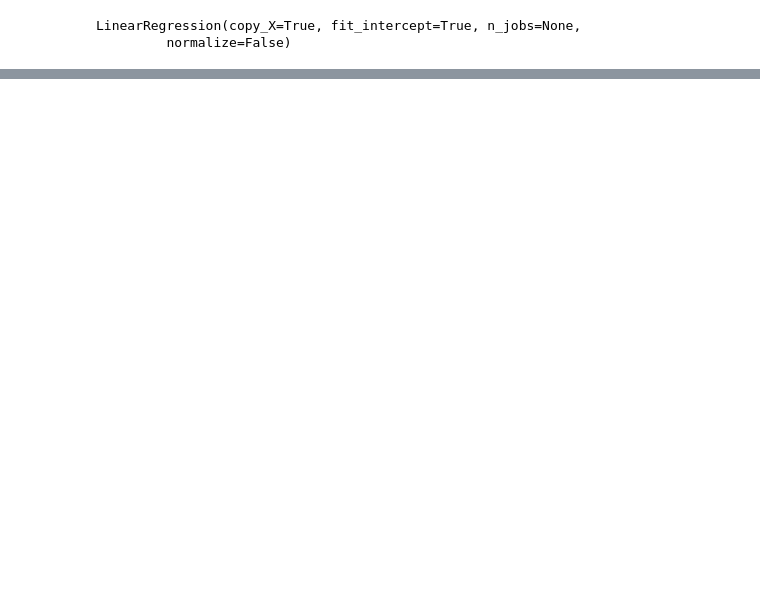
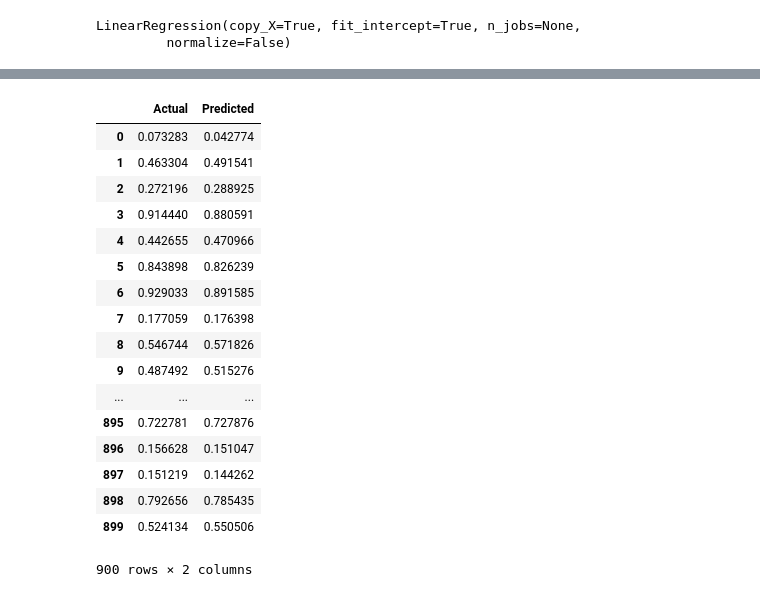
Before and after one commit to PSNAppz/NFV_ML_Dev, a Jupyter notebook: Machine Learning/Regression Models/Linear Regression.ipynb, the cells around one changed output, grey strips where cells are left out. Saved outputs shown, nothing was run; the diff lists cells and outputs as text; code cells hidden in the pictures; blank space fills up the shorter version.

```diff
--- a/Machine Learning/Regression Models/Linear Regression.ipynb
+++ b/Machine Learning/Regression Models/Linear Regression.ipynb
@@ -83,6 +83,29 @@ print(lm.coef_)
 # %%
 #Test data prediction
 prediction = lm.predict(X_test)
+y_test = np.array(list(y_test))
+prediction= np.array(prediction)
+df = pd.DataFrame({'Actual': y_test.flatten(), 'Predicted': prediction.flatten()})
+df
+# %% [output]
+|  | Actual | Predicted |
+| 0 | 0.073283 | 0.042774 |
+| 1 | 0.463304 | 0.491541 |
+| 2 | 0.272196 | 0.288925 |
+| 3 | 0.914440 | 0.880591 |
+| 4 | 0.442655 | 0.470966 |
+| 5 | 0.843898 | 0.826239 |
+| 6 | 0.929033 | 0.891585 |
+| 7 | 0.177059 | 0.176398 |
+| 8 | 0.546744 | 0.571826 |
+| 9 | 0.487492 | 0.515276 |
+| ... | ... | ... |
+| 895 | 0.722781 | 0.727876 |
+| 896 | 0.156628 | 0.151047 |
+| 897 | 0.151219 | 0.144262 |
+| 898 | 0.792656 | 0.785435 |
+| 899 | 0.524134 | 0.550506 |
+900 rows × 2 columns
 # %%
 #Plot prediction
 plt.scatter(X_test, y_test,  color='gray')
```
Also changed, not shown: parts of 10 cells of this notebook, 4 other files.
